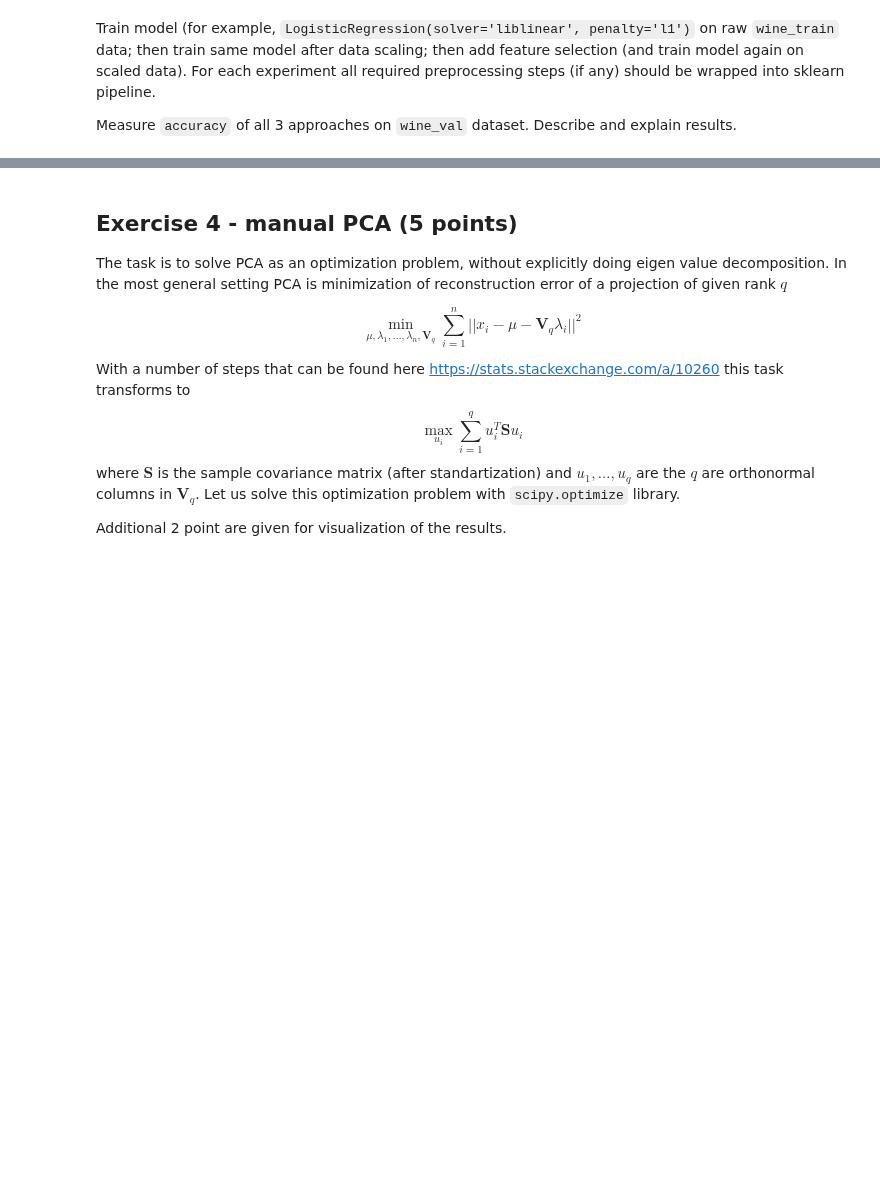
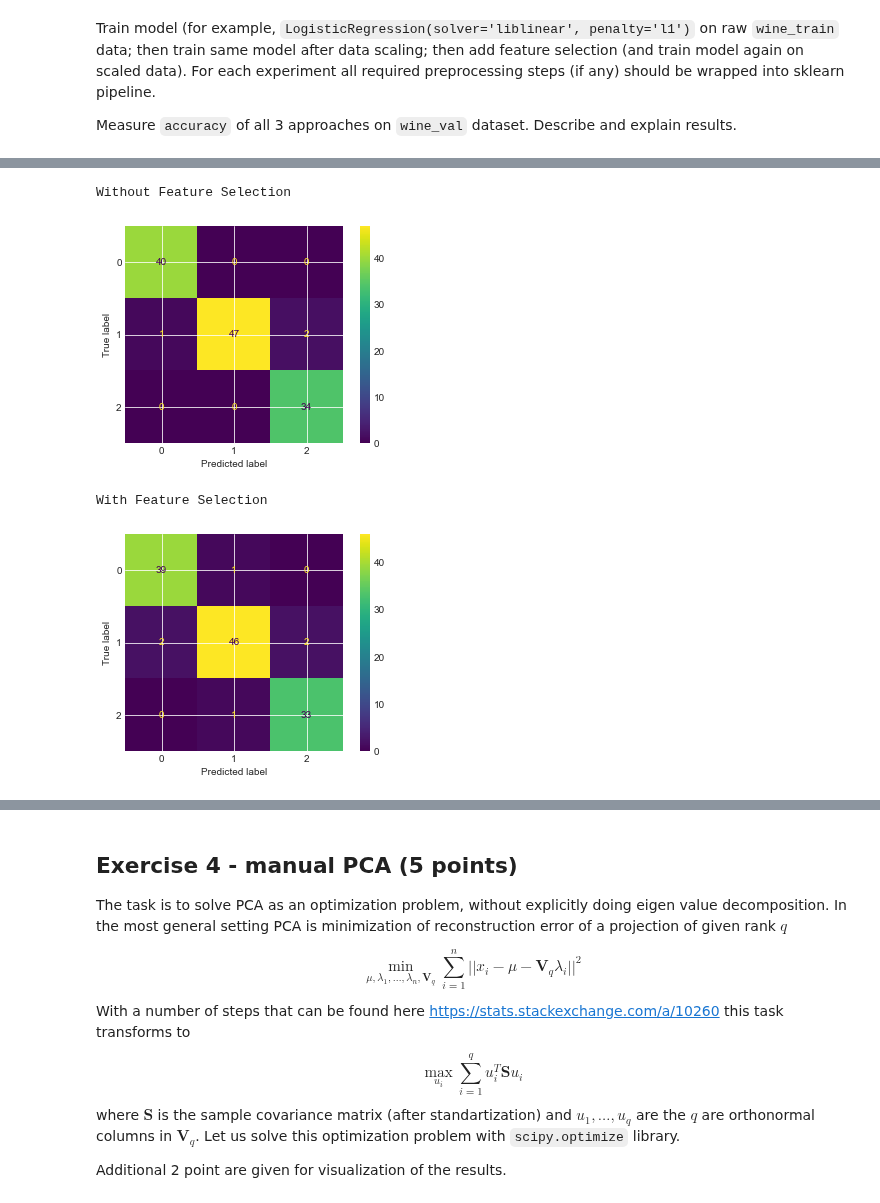
Before and after one commit to githubjeka/ml-intro, a Jupyter notebook: homework.ipynb, the cells around one changed output, grey strips where cells are left out. Cells and saved outputs as stored; diff of their text form; code cells hidden in the pictures; blank space fills up the shorter version.

```diff
--- a/homework.ipynb
+++ b/homework.ipynb
@@ -136,0 +252,21 @@ Measure `accuracy` of all 3 approaches on `wine_val` dataset. Describe and expla
+# %%
+pipeBasic = Pipeline([
+    ('logreg', LogisticRegression(solver='liblinear', penalty='l1'))])
+
+kfold = KFold(n_splits=5, random_state=77, shuffle=True)
+
+print('Raw wine_train. Accuracy is', cross_val_score(
+    estimator=pipeBasic, X=wine_train, y=wine_labels_train, scoring="accuracy", cv=kfold
+).mean())
+
+pipeNorm = Pipeline([
+    ('standardScaler', StandardScaler()),
+    ('logreg', LogisticRegression(solver='liblinear', penalty='l1'))])
+
+print('Std scaling wine_train. Accuracy is', cross_val_score(
+    estimator=pipeNorm, X=wine_train, y=wine_labels_train, scoring="accuracy", cv=kfold
+).mean())
+
+print('Feature Selection. Accuracy is', cross_val_score(
+    estimator=pipeNorm, X=VarianceThreshold(0.7).fit_transform(wine_train), y=wine_labels_train, scoring="accuracy", cv=kfold
+).mean())
@@ -136,0 +288,23 @@ Measure `accuracy` of all 3 approaches on `wine_val` dataset. Describe and expla
+# %%
+from sklearn.metrics import confusion_matrix, ConfusionMatrixDisplay
+from sklearn.model_selection import cross_val_predict
+
+def confusion_matrix_display(confusion_matrix_results):
+    disp = ConfusionMatrixDisplay(confusion_matrix=confusion_matrix_results)
+    disp.plot()
+    plt.show()
+
+print('Without Feature Selection')
+y_pred = cross_val_predict(pipeNorm, X=wine_train, y=wine_labels_train, cv=kfold)
+conf_mat = confusion_matrix(wine_labels_train, y_pred)
+confusion_matrix_display(conf_mat)
+
+print('With Feature Selection')
+y_pred = cross_val_predict(pipeNorm, X=VarianceThreshold(0.7).fit_transform(wine_train), y=wine_labels_train, cv=kfold)
+conf_mat = confusion_matrix(wine_labels_train, y_pred)
+confusion_matrix_display(conf_mat)
+# %% [output]
+Without Feature Selection
+[figure, added]
+With Feature Selection
+[figure, added]
```
Also changed, not shown: parts of 37 cells of this notebook.
